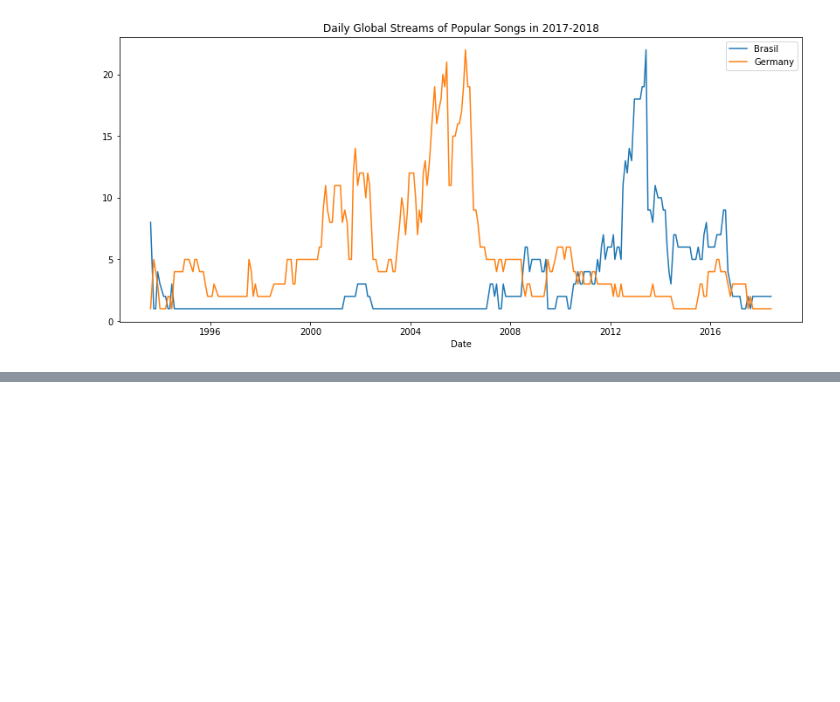
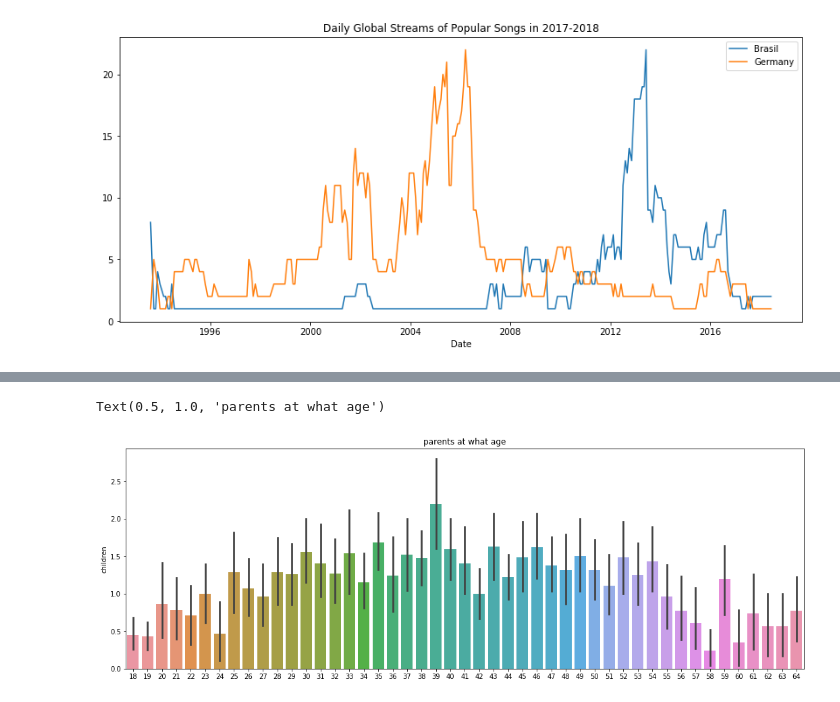
Before and after one commit to Suvoo/Kaggle, a Jupyter notebook: Courses/kaggle_course_3.ipynb, the cells around one changed output, grey strips where cells are left out. Saved outputs shown, nothing was run; the diff lists cells and outputs as text; code cells hidden in the pictures; blank space fills up the shorter version.

```diff
--- a/Courses/kaggle_course_3.ipynb
+++ b/Courses/kaggle_course_3.ipynb
@@ -62,0 +79,7 @@ Text(0.5, 0, 'Date')
+# %%
+# ENDING FIFA DATA SET AND STARTING OUT MEDICAL INSURANCE
+# Path of the file to read
+insurance_filepath = "C:\\Users\\91865\\Downloads\\insurance.csv"
+
+# Read the file into a variable fifa_data
+insurance_data = pd.read_csv(insurance_filepath, index_col="age")
@@ -62,0 +103,11 @@ Text(0.5, 0, 'Date')
+# %%
+plt.figure(figsize=(18, 6))
+# Bar chart showing average score for racing games by platform
+sns.barplot(x=insurance_data.index, y=insurance_data['children'])
+# Add label for horizontal axis
+plt.xlabel("")
+# Add label for vertical axis
+plt.title("parents at what age")
+# %% [output]
+Text(0.5, 1.0, 'parents at what age')
+[figure, added]
```
Also changed, not shown: parts of 8 cells of this notebook.
